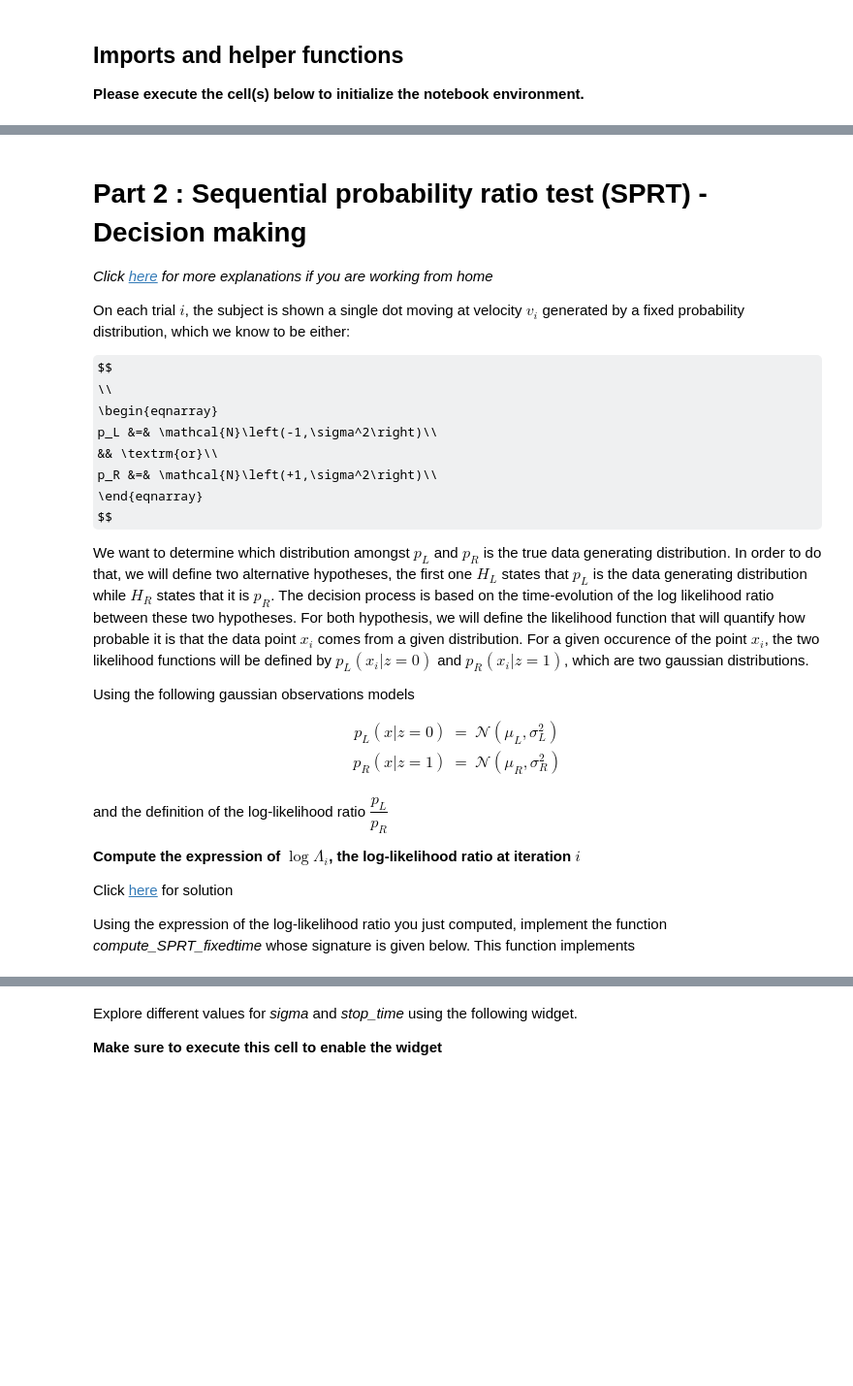
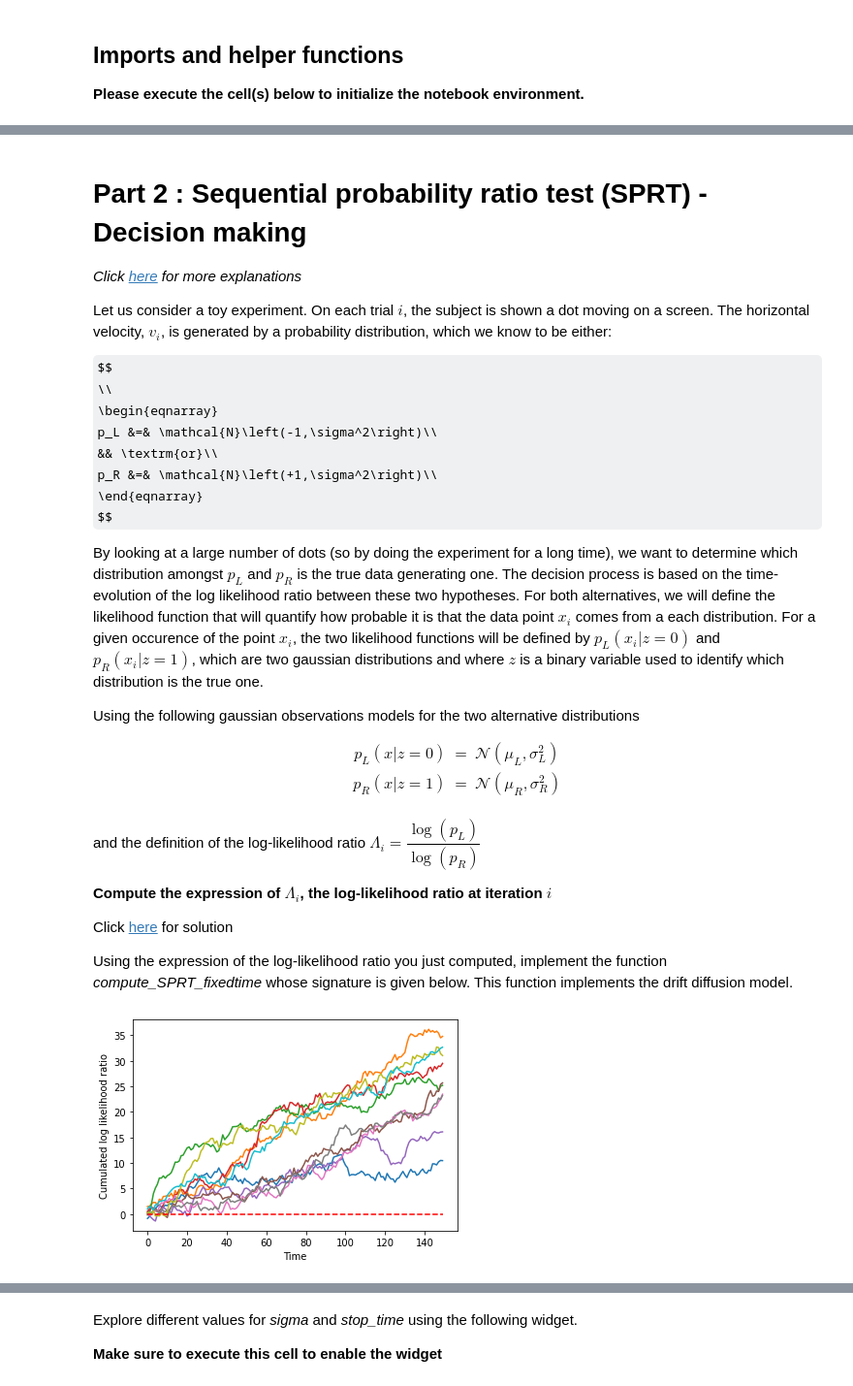
Before and after one commit to Lara-Mazy/Modelling_project1, a Jupyter notebook: LGBIO2060_TP1.ipynb, the cells around one changed output, grey strips where cells are left out. Shown: that part at 97% size. Saved outputs shown, nothing was run; the diff lists cells and outputs as text; code cells hidden in the pictures; some formulas as TeX source; blank space fills up the shorter version.

```diff
--- a/LGBIO2060_TP1.ipynb
+++ b/LGBIO2060_TP1.ipynb
@@ -123,9 +131,9 @@ Let's use this distribution for decision making !
 # %% [markdown]
 # Part 2 : Sequential probability ratio test (SPRT) - Decision making
 
-*Click [here](https://github.com/fblondiaux/LGBIO2060-2020/blob/master/WorkFromHomeText/TPLGBIO2060.pdf) for more explanations if you are working from home*
+*Click [here](https://github.com/fblondiaux/LGBIO2060-2020/blob/master/WorkFromHomeText/TPLGBIO2060.pdf) for more explanations*
 
-On each trial $i$, the subject is shown a single dot moving at velocity $v_i$ generated by a fixed probability distribution, which we know to be either:
+Let us consider a toy experiment. On each trial $i$, the subject is shown a dot moving on a screen. The horizontal velocity, $v_i$, is generated by a probability distribution, which we know to be either:
 
 
 $$
@@ -137,10 +145,11 @@ p_R &=& \mathcal{N}\left(+1,\sigma^2\right)\\
 \end{eqnarray}
 $$
 
-We want to determine which distribution amongst $p_L$ and $p_R$ is the true data generating distribution. In order to do that, we will define two alternative hypotheses, the first one $H_L$ states that $p_L$ is the data generating distribution while $H_R$ states that it is $p_R$. The decision process is based on the time-evolution of the log likelihood ratio between these two hypotheses. For both hypothesis, we will define the likelihood function that will quantify how probable it is that the data point $x_i$ comes from a given distribution. For a given occurence of the point $x_i$, the two likelihood functions will be defined by $p_L\left(x_i|z=0\right)$ and $p_R\left(x_i|z=1\right)$, which are two gaussian distributions.
+By looking at a large number of dots (so by doing the experiment for a long time), we want to determine which distribution amongst $p_L$ and $p_R$ is the true data generating one. The decision process is based on the time-evolution of the log likelihood ratio between these two hypotheses.
+For both alternatives, we will define the likelihood function that will quantify how probable it is that the data point $x_i$ comes from a each distribution. For a given occurence of the point $x_i$, the two likelihood functions will be defined by $p_L\left(x_i|z=0\right)$ and $p_R\left(x_i|z=1\right)$, which are two gaussian distributions and where $z$ is a binary variable used to identify which distribution is the true one.
 
 
-Using the following gaussian observations models
+Using the following gaussian observations models for the two alternative distributions
 
 $$\begin{eqnarray}
 p_L\left(x|z=0\right) & = & \mathcal{N}\left(\mu_L,\sigma_L^2\right)\\
@@ -148,12 +157,54 @@ p_R\left(x|z=1\right) & = & \mathcal{N}\left(\mu_R,\sigma_R^2\right)\\
 \end{eqnarray}
 $$
 
-and the definition of the log-likelihood ratio $\dfrac{p_L}{p_R}$
+and the definition of the log-likelihood ratio $\Lambda_i = \dfrac{\log\left(p_L\right)}{\log\left(p_R\right)}$
 
-**Compute the expression of $\log \Lambda_i$, the log-likelihood ratio at iteration $i$**
+**Compute the expression of $\Lambda_i$, the log-likelihood ratio at iteration $i$**
 
 Click [here](https://github.com/fblondiaux/LGBIO2060-2020/blob/master/Solutions/Tuto1SolLikelihood) for solution
 
 
-Using the expression of the log-likelihood ratio you just computed, implement the function *compute_SPRT_fixedtime* whose signature is given below. This function implements
+Using the expression of the log-likelihood ratio you just computed, implement the function *compute_SPRT_fixedtime* whose signature is given below. This function implements the drift diffusion model.
+# %%
+def compute_SPRT_fixedtime(sigma,true_dist,stopTime):
+    """
+    This function performs the sequential probability ratio test using the fixed time stopping criterion
+    Authors : Florence Blondiaux & Antoine de Comite
+
+    Inputs :  sigma (float) is the standard deviation of both distribution
+              true_dist (int) is the true distribution 0 or 1
+              stopTime (int) number of samples to take before stopping
+    Output : evidence_history (numpy vector) containing the history of evidence
+            decision (integer) 0 or 1 depending on the most probable decision at the end of trial
+    """
+
+    ##########################
+    ##### Your code here #####
+    ##########################
+    muL = -1.0; muR = 1.0
+
+    # Generate a random sequence of data
+    pL = norm(loc=muL,scale=sigma)
+    pR = norm(loc=muR,scale=sigma)
+    if true_dist == 1:
+      data = pR.rvs(size=stopTime)
+    else:
+      data = pL.rvs(size=stopTime)
+
+    evidence_history = []
+    current_evidence = 0.0
+    for i in range(stopTime):
+        ll_ratio = np.log(sigma/sigma) + 0.5*(data[i]-muL)**2/(sigma**2) - 0.5*(data[i]-muR)**2/(sigma**2)
+        evidence_history.append(ll_ratio+current_evidence)
+        current_evidence = evidence_history[-1]
+    evidence_history = np.array(evidence_history)
+    if evidence_history[-1]>0:
+        decision = 1
+    elif evidence_history[-1]<0:
+        decision = 0
+    else:
+        decision = np.random.randint(2)
+    return evidence_history,decision
+# %% [output]
+[figure, added]
 # %%
```
Also changed, not shown: parts of 16 cells of this notebook.
